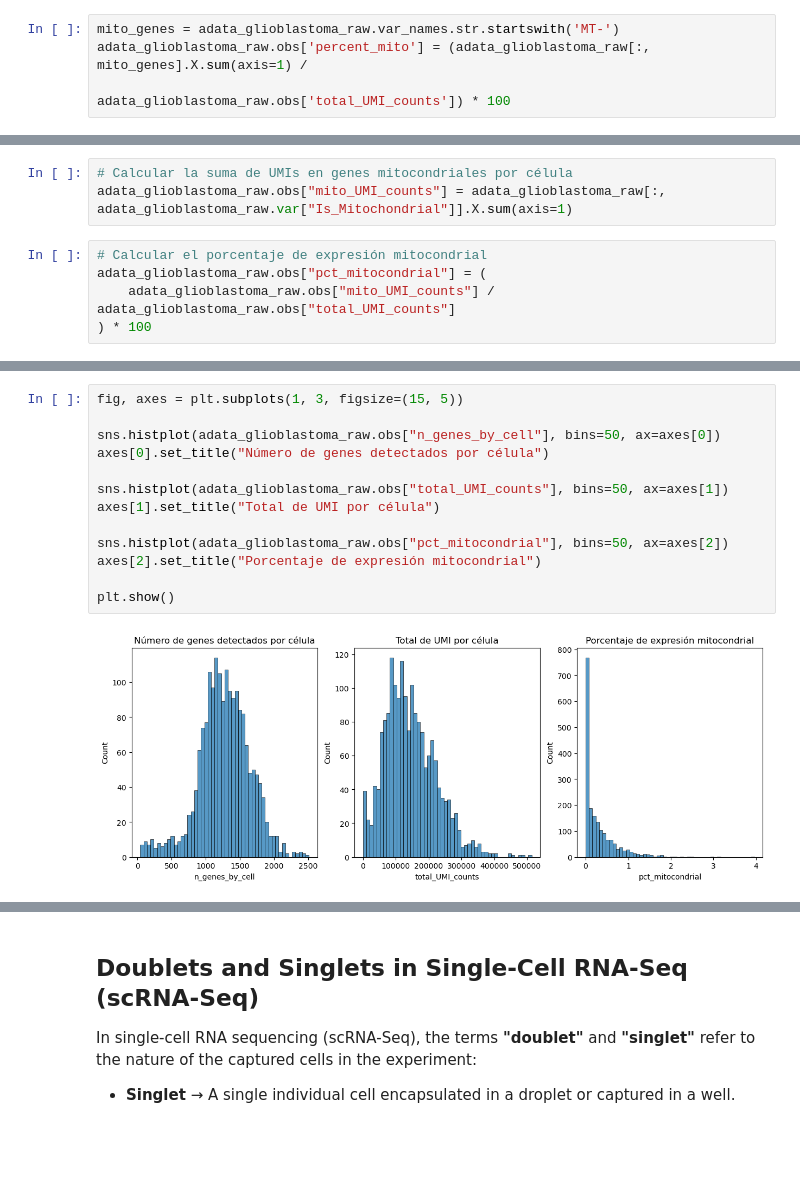
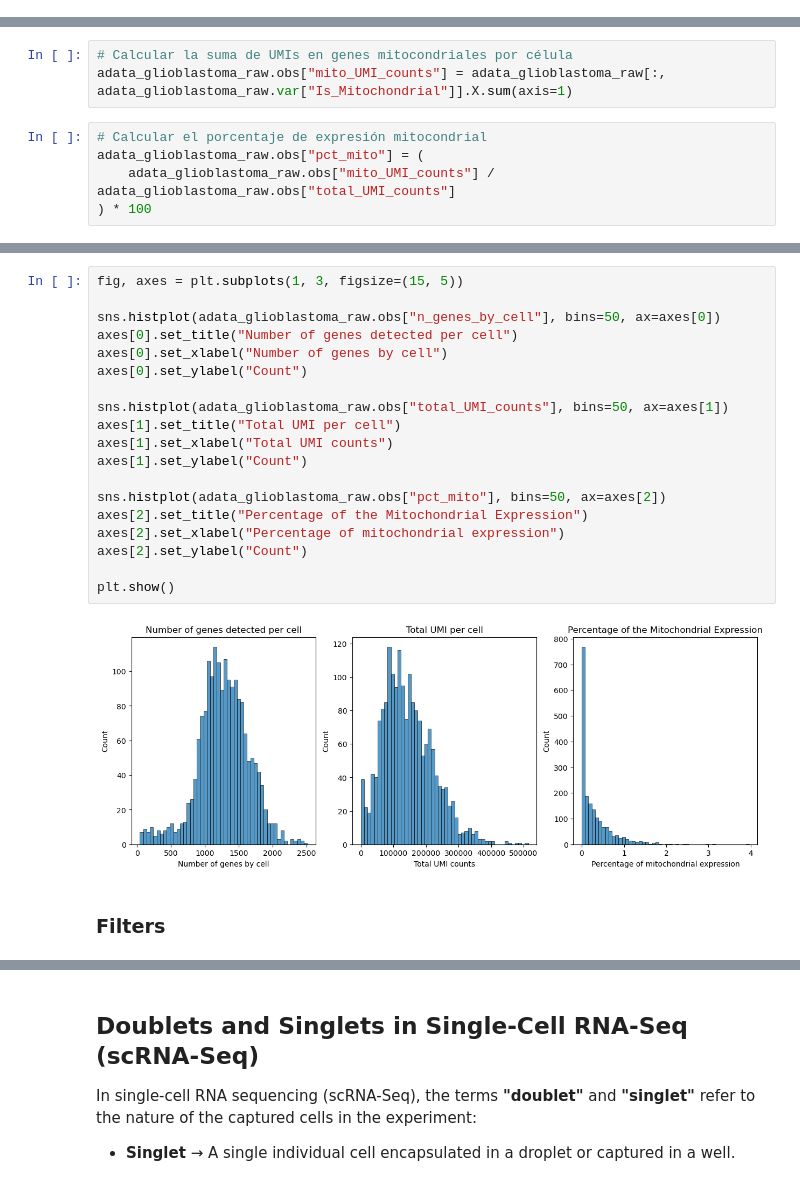
Before and after one commit to henrysaenz/eda_rna, a Jupyter notebook: _sources/raw_data.ipynb, the cells around one changed output, grey strips where cells are left out. Cells and saved outputs as stored; diff of their text form; blank space fills up the shorter version.

```diff
--- a/_sources/raw_data.ipynb
+++ b/_sources/raw_data.ipynb
@@ -198,7 +198,3 @@ We use **three key QC metrics**:
 | **Total UMI Counts**             | Low = Empty droplets, debris<br>High = Possible doublets | Keep cells with a **moderate range** of UMI counts |
 | **Number of Genes per Cell**     | Low = Dead/low-quality cells<br>High = Doublets     | Set **lower/upper cutoffs** based on distribution |
 | **Mitochondrial Gene Percentage** | High = Cell stress, apoptosis                      | Remove cells with **too high mito RNA%** |
-# %%
-mito_genes = adata_glioblastoma_raw.var_names.str.startswith('MT-')
-adata_glioblastoma_raw.obs['percent_mito'] = (adata_glioblastoma_raw[:, mito_genes].X.sum(axis=1) /
-                                              adata_glioblastoma_raw.obs['total_UMI_counts']) * 100
@@ -325,7 +285,7 @@ adata_glioblastoma_raw.var[["Mapped_Gene", "Is_Mitochondrial"]].head()
 adata_glioblastoma_raw.obs["mito_UMI_counts"] = adata_glioblastoma_raw[:, adata_glioblastoma_raw.var["Is_Mitochondrial"]].X.sum(axis=1)
 # %%
 # Calcular el porcentaje de expresión mitocondrial
-adata_glioblastoma_raw.obs["pct_mitocondrial"] = (
+adata_glioblastoma_raw.obs["pct_mito"] = (
     adata_glioblastoma_raw.obs["mito_UMI_counts"] / adata_glioblastoma_raw.obs["total_UMI_counts"]
 ) * 100
 # %%
@@ -355,15 +315,23 @@ max        8995.002930     514206.531250          3.961011
 # %%
 fig, axes = plt.subplots(1, 3, figsize=(15, 5))
 
 sns.histplot(adata_glioblastoma_raw.obs["n_genes_by_cell"], bins=50, ax=axes[0])
-axes[0].set_title("Número de genes detectados por célula")
+axes[0].set_title("Number of genes detected per cell")
+axes[0].set_xlabel("Number of genes by cell")
+axes[0].set_ylabel("Count")
 
 sns.histplot(adata_glioblastoma_raw.obs["total_UMI_counts"], bins=50, ax=axes[1])
-axes[1].set_title("Total de UMI por célula")
+axes[1].set_title("Total UMI per cell")
+axes[1].set_xlabel("Total UMI counts")
+axes[1].set_ylabel("Count")
 
-sns.histplot(adata_glioblastoma_raw.obs["pct_mitocondrial"], bins=50, ax=axes[2])
-axes[2].set_title("Porcentaje de expresión mitocondrial")
+sns.histplot(adata_glioblastoma_raw.obs["pct_mito"], bins=50, ax=axes[2])
+axes[2].set_title("Percentage of the Mitochondrial Expression")
+axes[2].set_xlabel("Percentage of mitochondrial expression")
+axes[2].set_ylabel("Count")
 
 plt.show()
 # %% [output]
-[figure, old version]
+[figure, new version]
+# %% [markdown]
+### Filters
```
Also changed, not shown: parts of 11 cells of this notebook, 3 other files.
